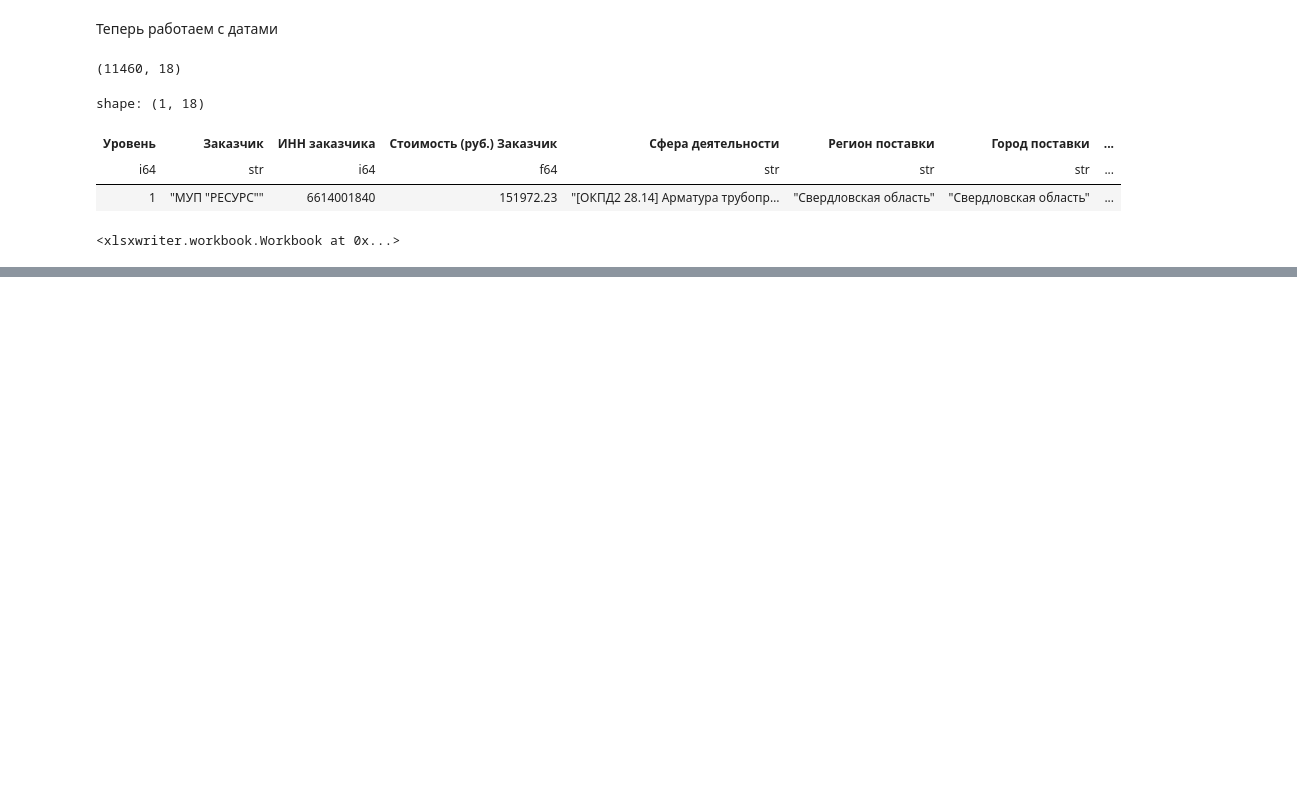
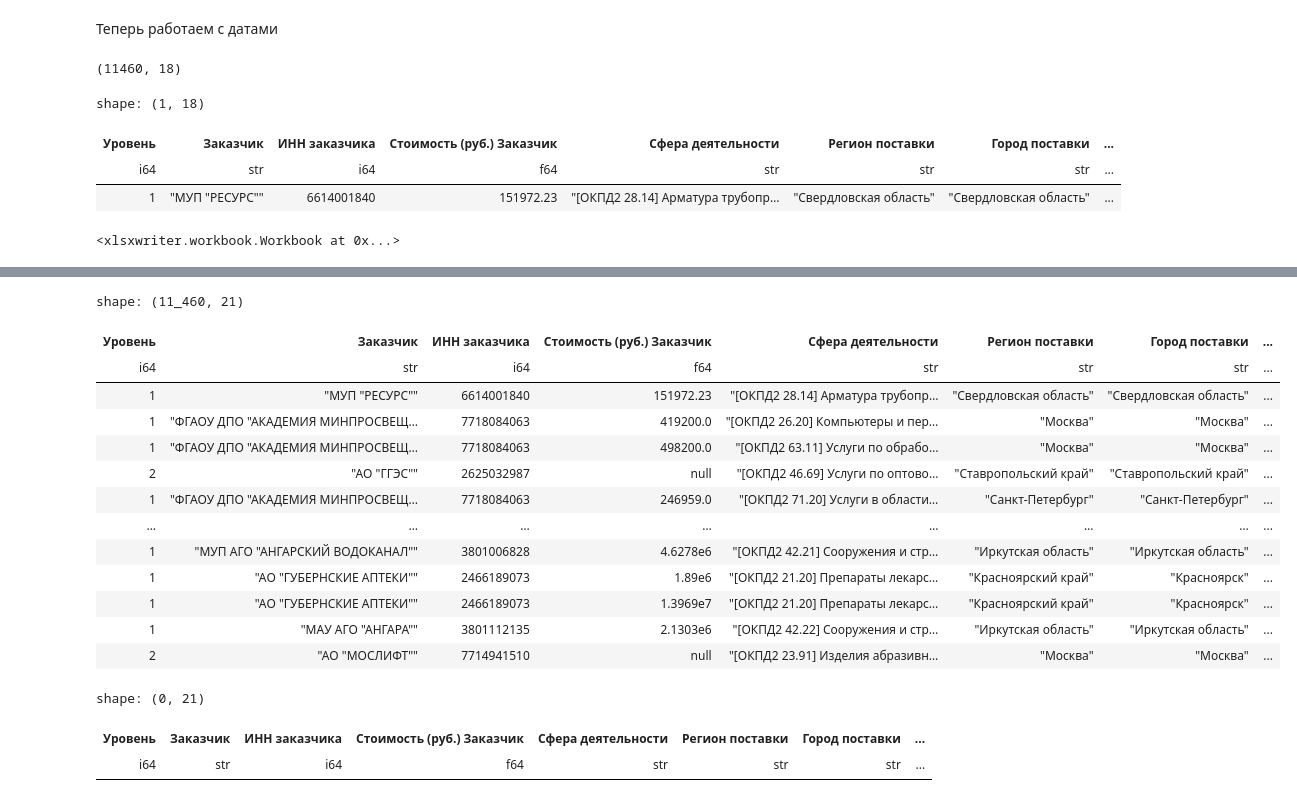
Before and after one commit to polinaryltseva/b2b_reccomendation_systems, a Jupyter notebook: data_predproc.ipynb, the cells around one changed output, grey strips where cells are left out. Saved outputs shown, nothing was run; the diff lists cells and outputs as text; code cells hidden in the pictures; blank space fills up the shorter version.

```diff
--- a/data_predproc.ipynb
+++ b/data_predproc.ipynb
@@ -67,0 +70,3 @@ data.write_excel( dtype_formats={pl.Date: "yyyy-mm-dd"})
+# %%
+notrust = pl.read_json('notrust_list/res.json')
+notrust
@@ -67,0 +88,4 @@ data.write_excel( dtype_formats={pl.Date: "yyyy-mm-dd"})
+# %%
+notrust = notrust.rename({'suplier_name':'Поставщик', 'suplier_inn':'ИНН поставщика', 'no_trust_now':'РНП сейчас', 'no_trust_before':'РНП ранее'})
+notrust = notrust.with_columns(pl.col('ИНН поставщика').str.to_integer())
+notrust.head(1)
@@ -67,0 +97,18 @@ data.write_excel( dtype_formats={pl.Date: "yyyy-mm-dd"})
+# %%
+datar = data.join(other=notrust, on='ИНН поставщика', how='left')
+datar
+# %% [output]
+shape: (11_460, 21)
+| Уровень | Заказчик | ИНН заказчика | Стоимость (руб.) Заказчик | Сфера деятельности | Регион поставки | Город поставки | ... |
+| i64 | str | i64 | f64 | str | str | str | ... |
+| 1 | "МУП "РЕСУРС"" | 6614001840 | 151972.23 | "[ОКПД2 28.14] Арматура трубопр… | "Свердловская область" | "Свердловская область" | ... |
+| 1 | "ФГАОУ ДПО "АКАДЕМИЯ МИНПРОСВЕЩ… | 7718084063 | 419200.0 | "[ОКПД2 26.20] Компьютеры и пер… | "Москва" | "Москва" | ... |
+| 1 | "ФГАОУ ДПО "АКАДЕМИЯ МИНПРОСВЕЩ… | 7718084063 | 498200.0 | "[ОКПД2 63.11] Услуги по обрабо… | "Москва" | "Москва" | ... |
+| 2 | "АО "ГГЭС"" | 2625032987 | null | "[ОКПД2 46.69] Услуги по оптово… | "Ставропольский край" | "Ставропольский край" | ... |
+| 1 | "ФГАОУ ДПО "АКАДЕМИЯ МИНПРОСВЕЩ… | 7718084063 | 246959.0 | "[ОКПД2 71.20] Услуги в области… | "Санкт-Петербург" | "Санкт-Петербург" | ... |
+| … | … | … | … | … | … | … | ... |
+| 1 | "МУП АГО "АНГАРСКИЙ ВОДОКАНАЛ"" | 3801006828 | 4.6278e6 | "[ОКПД2 42.21] Сооружения и стр… | "Иркутская область" | "Иркутская область" | ... |
+| 1 | "АО "ГУБЕРНСКИЕ АПТЕКИ"" | 2466189073 | 1.89e6 | "[ОКПД2 21.20] Препараты лекарс… | "Красноярский край" | "Красноярск" | ... |
+| 1 | "АО "ГУБЕРНСКИЕ АПТЕКИ"" | 2466189073 | 1.3969e7 | "[ОКПД2 21.20] Препараты лекарс… | "Красноярский край" | "Красноярск" | ... |
+| 1 | "МАУ АГО "АНГАРА"" | 3801112135 | 2.1303e6 | "[ОКПД2 42.22] Сооружения и стр… | "Иркутская область" | "Иркутская область" | ... |
+| 2 | "АО "МОСЛИФТ"" | 7714941510 | null | "[ОКПД2 23.91] Изделия абразивн… | "Москва" | "Москва" | ... |
@@ -67,0 +117,6 @@ data.write_excel( dtype_formats={pl.Date: "yyyy-mm-dd"})
+# %%
+datar.filter(pl.col('РНП сейчас')==1)
+# %% [output]
+shape: (0, 21)
+| Уровень | Заказчик | ИНН заказчика | Стоимость (руб.) Заказчик | Сфера деятельности | Регион поставки | Город поставки | ... |
+| i64 | str | i64 | f64 | str | str | str | ... |
```
Also changed, not shown: parts of 4 cells of this notebook, 1 other file.
